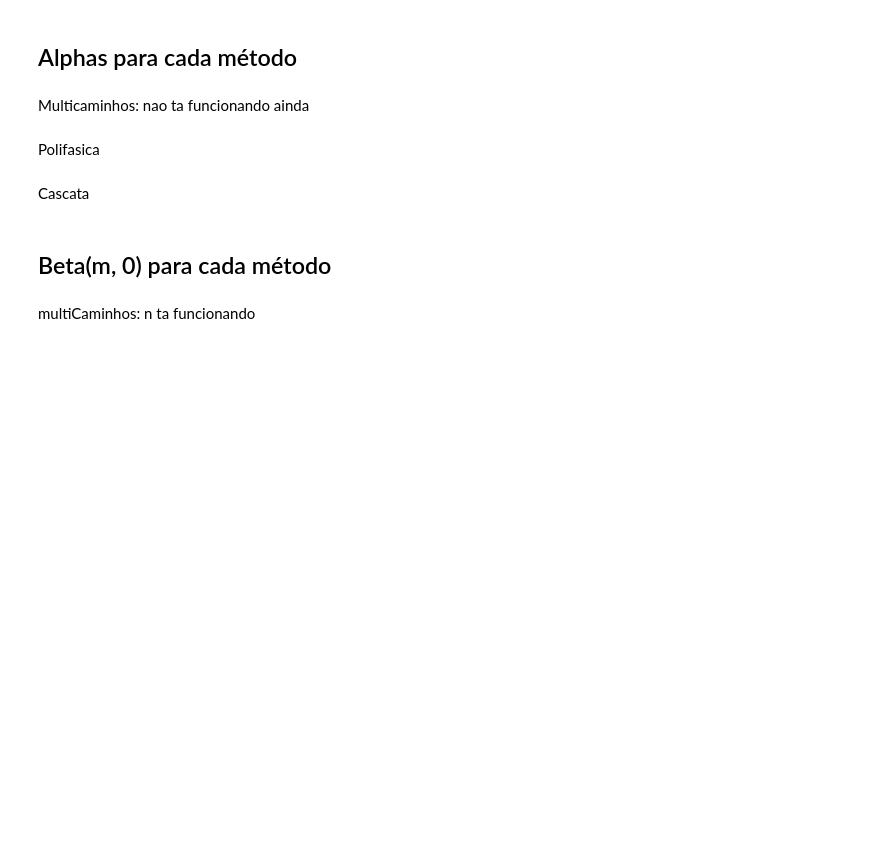
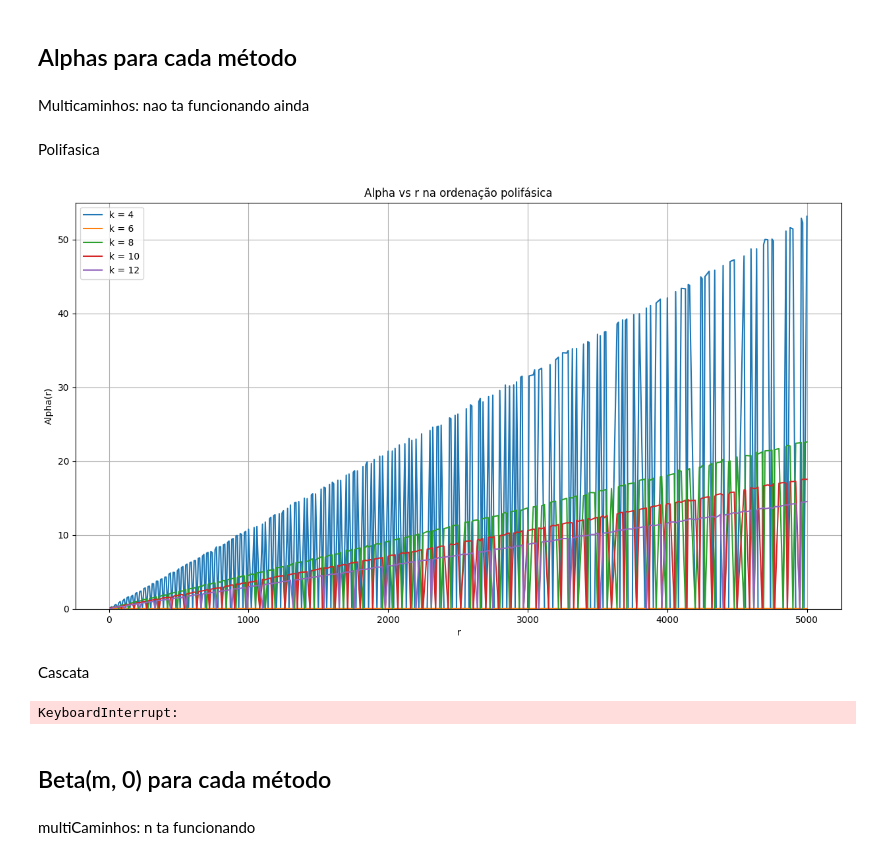
Before and after one commit to caiogmello/ordenacao_externa_eda2, a Jupyter notebook: plots.ipynb, the cells around one changed output. Cells and saved outputs as stored; diff of their text form; code cells hidden in the pictures; blank space fills up the shorter version.

```diff
--- a/plots.ipynb
+++ b/plots.ipynb
@@ -19,20 +19,23 @@ possibles_r = sorted(list(sett))
 m = [3,15,30,45,60]
 k = [4,6,8,10,12]
 # %%
-def getAlphaDict(r: list, k:list, n:int, m:int, ordenador: Ordenador, mode:str):
+def getAlphaDict(r: list, k:list, n:int, m:int, ordenador: Ordenador, mode:str, numero_de_iteracoes:int=10):
     dct = {}
-    for i in tqdm(r):
-        for j in k:
-            alpha_total = 0
-            if i not in dct:
-                dct[i] = {}
-            if j not in dct[i]:
-                dct[i][j] = {}
-            for l in range(1, 11):
-                ordenador.ordenar(mode, m, j, i, n, None, True, False)
-                alpha_total += ordenador.alpha
+    with tqdm(total=len(r)) as pbar:
+        for i in r:
+            pbar.set_postfix_str(f"R: {i}")
+            pbar.update(1)
+            for j in k:
+                alpha_total = 0
+                if i not in dct:
+                    dct[i] = {}
+                if j not in dct[i]:
+                    dct[i][j] = {}
+                for l in range(numero_de_iteracoes):
+                    ordenador.ordenar(mode, m, j, i, n, None, True, False)
+                    alpha_total += ordenador.alpha
 
-            dct[i][j] = round(alpha_total/10,4)
+                dct[i][j] = round(alpha_total/10,4)
 
     return dct
 # %%
@@ -61,15 +69,33 @@ Multicaminhos: nao ta funcionando ainda
 # %% [markdown]
 Polifasica
 # %%
-dctt_alpha_P = getAlphaDict(possibles_r,k,100000, 3, Ordenador(), "P")
+dctt_alpha_P = getAlphaDict(possibles_r,k,50000, 3, Ordenador(), "P",1)
 # %%
 import json
 # %%
 json.dump(dctt_alpha_P, open("dctt_alpha_P.json", "w"))
+# %%
+import pandas as pd
+df = pd.DataFrame(dctt_alpha_P).transpose()
+# %%
+fig = plt.figure(figsize=(15,8))
+for c in df.columns:
+    plt.plot(df[c], label=f"k = {c}")
+plt.legend()
+plt.title("Alpha vs r na ordenação polifásica")
+plt.xlabel("r")
+plt.grid()
+plt.ylim(0,55)
+plt.ylabel("Alpha(r)")
+plt.show()
+# %% [output]
+[figure, added]
 # %% [markdown]
 Cascata
 # %%
 dctt_alpha_C = getAlphaDict(possibles_r,k,100000, 3, Ordenador(), "C")
+# %% [output]
+KeyboardInterrupt:
 # %%
 json.dump(dctt_alpha_C, open("dctt_alpha_C.json", "w"))
 # %% [markdown]
```
Also changed, not shown: parts of 2 cells of this notebook, 2 other files.
